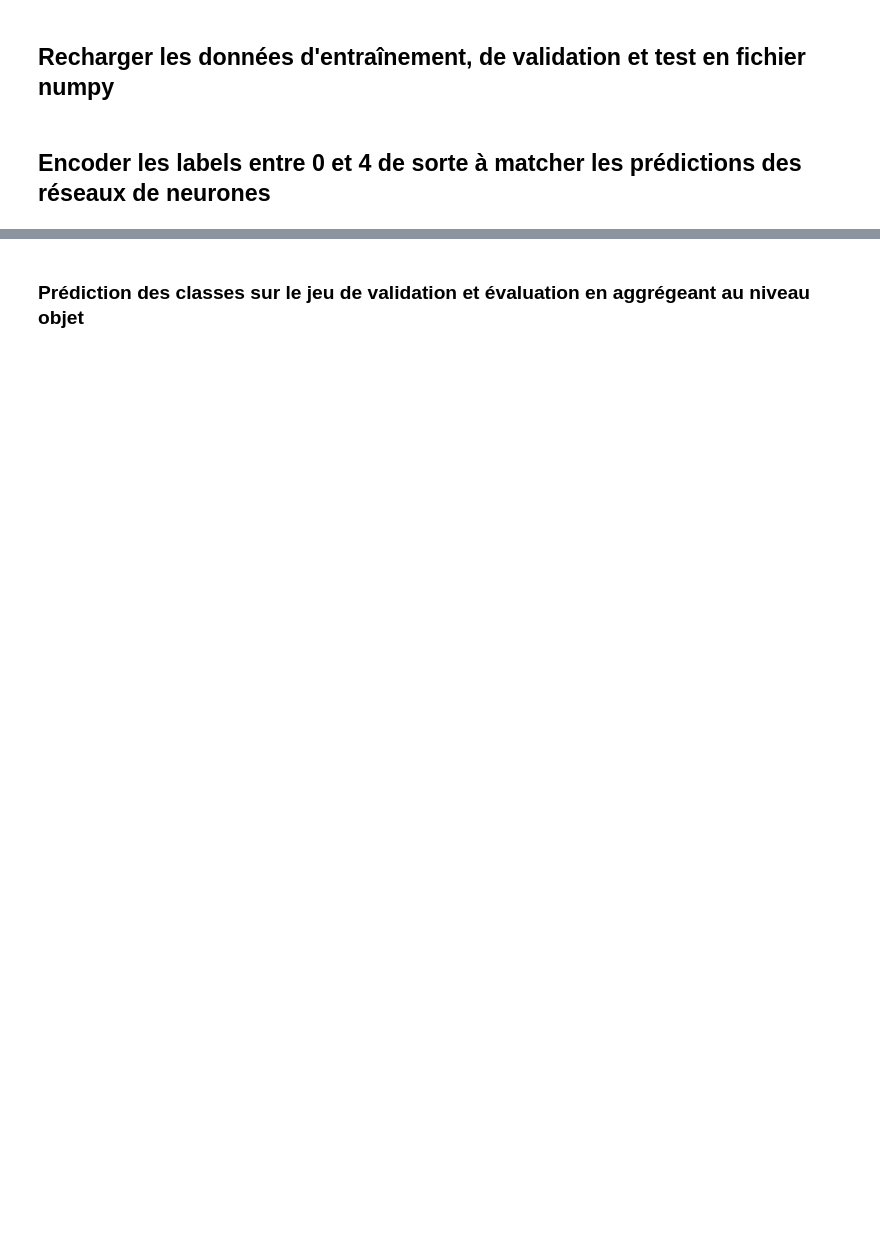
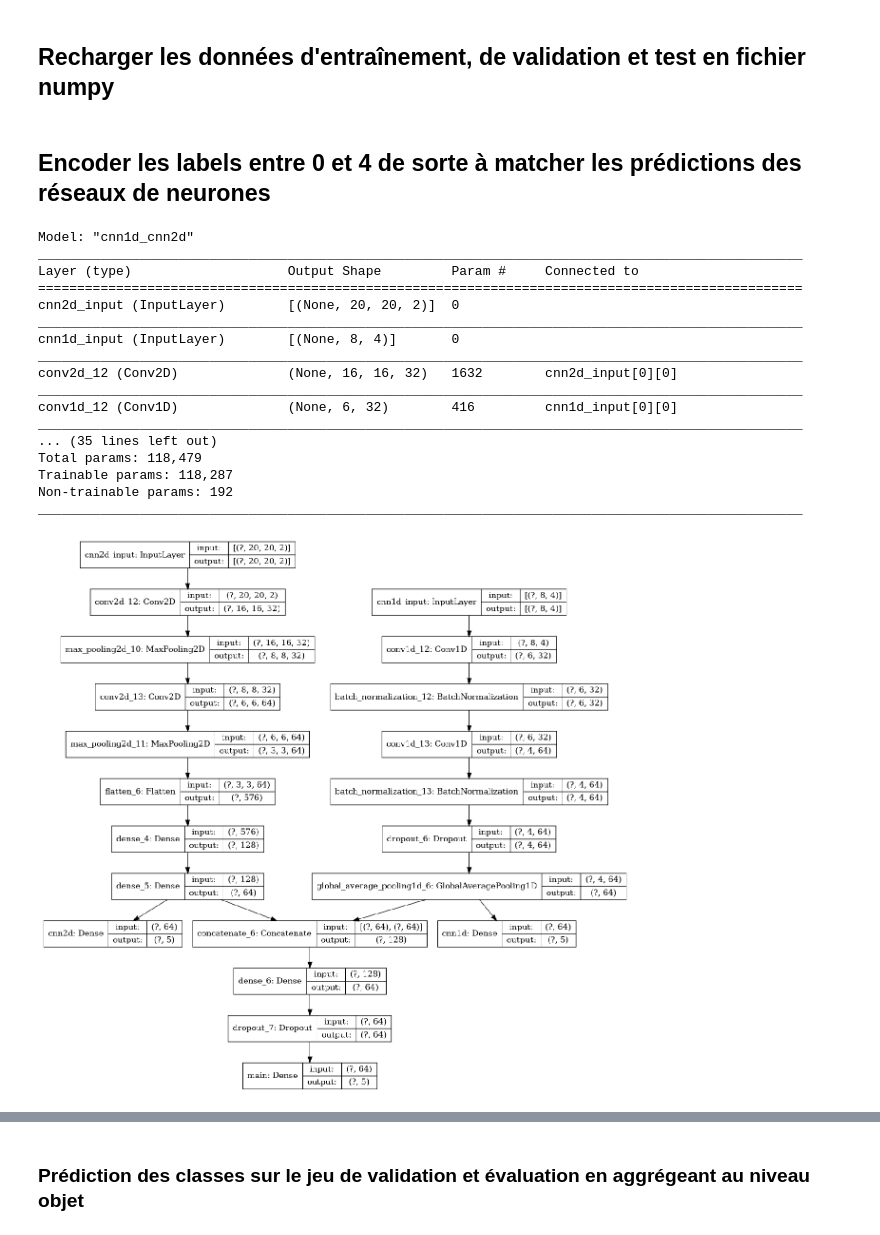
Before and after one commit to nilbahaaeddine/Land-Use-Classification, a Jupyter notebook: cnn1d_cnn2d.ipynb, the cells around one changed output, grey strips where cells are left out. Drawn from its saved outputs; the diff is of its cells as text; code cells hidden in the pictures; blank space fills up the shorter version.

```diff
--- a/cnn1d_cnn2d.ipynb
+++ b/cnn1d_cnn2d.ipynb
@@ -130,7 +130,7 @@ cnn1d_input = Input(shape=(8, 4),name='cnn1d_input')
 cnn2d_input = Input(shape=(20, 20, 2),name='cnn2d_input')
 
 # CNN1D branch
-cnn1d_layer1 = Conv1D(filters=32, kernel_size=3, activation='relu')(cnn1d_input)
+cnn1d_layer1 = Conv1D(filters=32, kernel_size=5, activation='relu')(cnn1d_input)
 cnn1d_layer1 = BatchNormalization()(cnn1d_layer1)
 
 cnn1d_layer2 = Conv1D(filters=64, kernel_size=3, activation='relu')(cnn1d_layer1)
@@ -140,34 +140,56 @@ cnn1d_layer2 = Dropout(0.5)(cnn1d_layer2)
 cnn1d_layer3 = GlobalAveragePooling1D()(cnn1d_layer2)
 
 cnn1d_out = Dense(5, activation='softmax', name='cnn1d')(cnn1d_layer3)
 
 cnn1d_branch = Model(inputs=cnn1d_input, outputs=[cnn1d_layer3, cnn1d_out], name="cnn1d")
 
 # CNN2D branch
 cnn2d_layer1 = Conv2D(filters=32,kernel_size=(5,5),activation='relu')(cnn2d_input)
 cnn2d_layer1 = MaxPooling2D(pool_size=(2, 2))(cnn2d_layer1)
 
 cnn2d_layer2 = Conv2D(filters=64,kernel_size=(3,3),activation='relu')(cnn2d_layer1)
+cnn2d_layer2 = MaxPooling2D(pool_size=(2, 2))(cnn2d_layer2)
 
 cnn2d_layer3 = Flatten()(cnn2d_layer2)
+cnn2d_layer3 = Dense(128,activation='relu')(cnn2d_layer3)
+cnn2d_layer3 = Dense(64,activation='relu')(cnn2d_layer3)
 
 cnn2d_out = Dense(5,activation='softmax',name='cnn2d')(cnn2d_layer3)
 
 cnn2d_branch = Model(inputs=cnn2d_input,outputs=[cnn2d_layer3,cnn2d_out],name="cnn2d")
 
 # Concaténation des sorties des branches
 concat = Concatenate()([cnn1d_branch.output[0],cnn2d_branch.output[0]])
 
 # Un niveau Dense pour la classification
-# fc = Dense (128,activation='relu')(concat)
-# fc = Dropout (0.5)(fc)
-out_layer = Dense(5,activation='softmax',name='main')(concat)
+fc = Dense (64,activation='relu')(concat)
+fc = Dropout (0.5)(fc)
+out_layer = Dense(5,activation='softmax',name='main')(fc)
 
 model = Model(inputs=[cnn1d_branch.input, cnn2d_branch.input], outputs=[out_layer, cnn1d_branch.output[1], cnn2d_branch.output[1]], name="cnn1d_cnn2d")
 
 model.summary()
 
 plot_model(model, 'Output/cnn1d_cnn2d.png', show_shapes=True)
 
 display_image_in_actual_size('Output/cnn1d_cnn2d.png')
+# %% [output]
+Model: "cnn1d_cnn2d"
+__________________________________________________________________________________________________
+Layer (type)                    Output Shape         Param #     Connected to
+==================================================================================================
+cnn2d_input (InputLayer)        [(None, 20, 20, 2)]  0
+__________________________________________________________________________________________________
+cnn1d_input (InputLayer)        [(None, 8, 4)]       0
+__________________________________________________________________________________________________
+conv2d_12 (Conv2D)              (None, 16, 16, 32)   1632        cnn2d_input[0][0]
+__________________________________________________________________________________________________
+conv1d_12 (Conv1D)              (None, 6, 32)        416         cnn1d_input[0][0]
+__________________________________________________________________________________________________
+... (35 lines left out)
+Total params: 118,479
+Trainable params: 118,287
+Non-trainable params: 192
+__________________________________________________________________________________________________
+[figure, added]
 # %%
```
Also changed, not shown: parts of 9 cells of this notebook, 3 other files.
